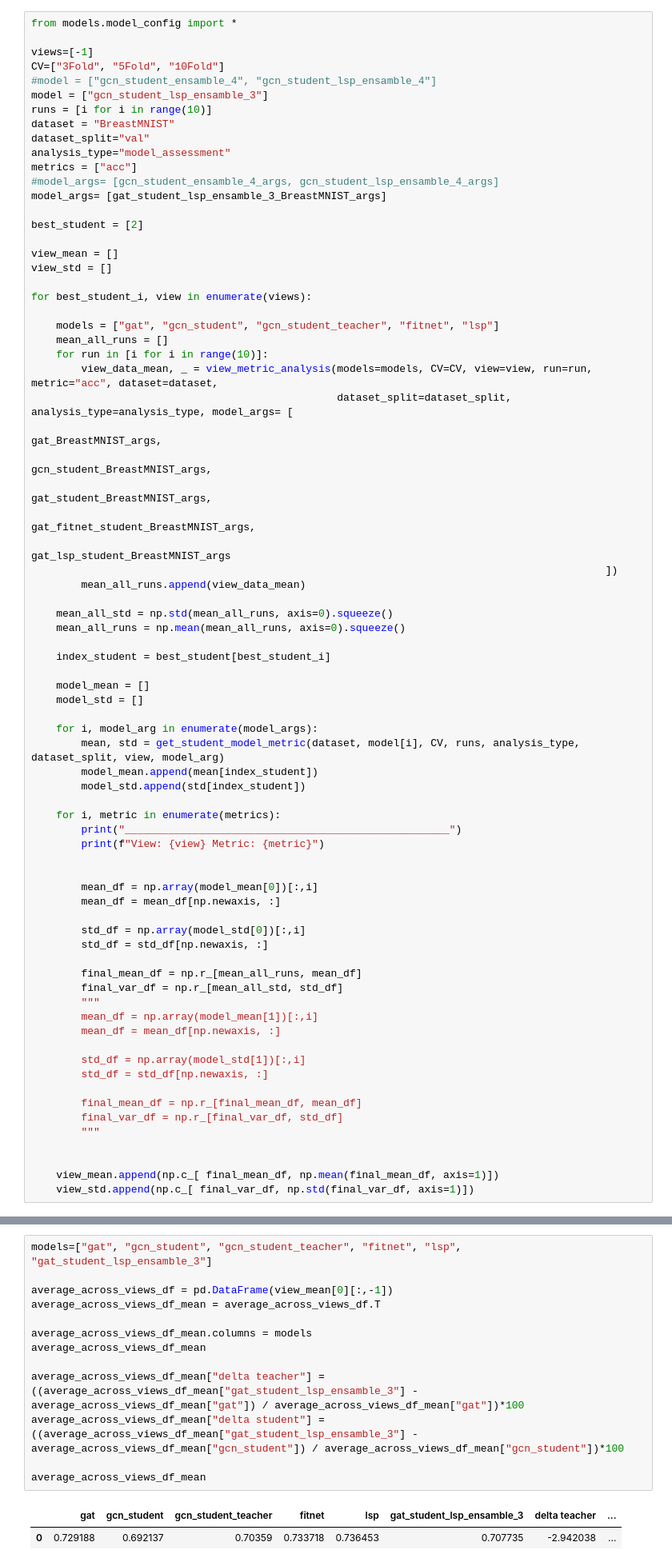
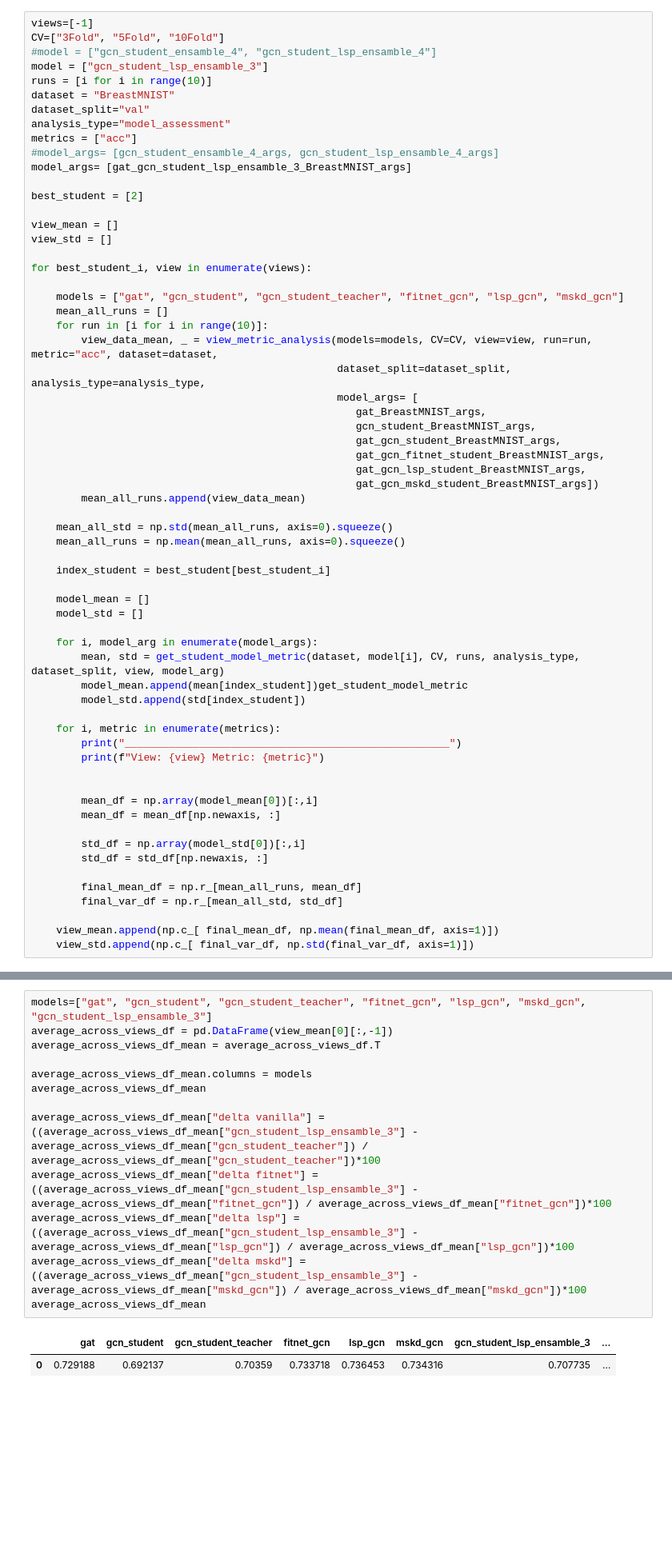
Before and after one commit to LorenzoStigliano/thesis-imperial, a Jupyter notebook: src/notebooks/study_MedMNIST_BreastMNIST_gat_gcn.ipynb, the cells around one changed output, grey strips where cells are left out. Shown: that part at 80% size. Saved outputs shown, nothing was run; the diff lists cells and outputs as text; blank space fills up the shorter version.

Commit message:
new ananlysis for GAT and GCN on all datasets

```diff
--- a/src/notebooks/study_MedMNIST_BreastMNIST_gat_gcn.ipynb
+++ b/src/notebooks/study_MedMNIST_BreastMNIST_gat_gcn.ipynb
@@ -154,6 +435,4 @@ reproducibility_frame
 # %%
-from models.model_config import *
-
 views=[-1]
 CV=["3Fold", "5Fold", "10Fold"]
 #model = ["gcn_student_ensamble_4", "gcn_student_lsp_ensamble_4"]
@@ -164,7 +443,7 @@ dataset_split="val"
 analysis_type="model_assessment"
 metrics = ["acc"]
 #model_args= [gcn_student_ensamble_4_args, gcn_student_lsp_ensamble_4_args]
-model_args= [gat_student_lsp_ensamble_3_BreastMNIST_args]
+model_args= [gat_gcn_student_lsp_ensamble_3_BreastMNIST_args]
 
 best_student = [2]
 
@@ -173,17 +452,18 @@ view_std = []
 
 for best_student_i, view in enumerate(views):
 
-    models = ["gat", "gcn_student", "gcn_student_teacher", "fitnet", "lsp"]
+    models = ["gat", "gcn_student", "gcn_student_teacher", "fitnet_gcn", "lsp_gcn", "mskd_gcn"]
     mean_all_runs = []
     for run in [i for i in range(10)]:
         view_data_mean, _ = view_metric_analysis(models=models, CV=CV, view=view, run=run, metric="acc", dataset=dataset,
-                                                 dataset_split=dataset_split, analysis_type=analysis_type, model_args= [
-                                                                                            gat_BreastMNIST_args,
-                                                                                            gcn_student_BreastMNIST_args,
-                                                                                            gat_student_BreastMNIST_args,
-                                                                                            gat_fitnet_student_BreastMNIST_args,
-                                                                                            gat_lsp_student_BreastMNIST_args
-                                                                                            ])
+                                                 dataset_split=dataset_split, analysis_type=analysis_type,
+                                                 model_args= [
+                                                    gat_BreastMNIST_args,
+                                                    gcn_student_BreastMNIST_args,
+                                                    gat_gcn_student_BreastMNIST_args,
+                                                    gat_gcn_fitnet_student_BreastMNIST_args,
+                                                    gat_gcn_lsp_student_BreastMNIST_args,
+                                                    gat_gcn_mskd_student_BreastMNIST_args])
         mean_all_runs.append(view_data_mean)
 
     mean_all_std = np.std(mean_all_runs, axis=0).squeeze()
@@ -196,7 +476,7 @@ for best_student_i, view in enumerate(views):
 
     for i, model_arg in enumerate(model_args):
         mean, std = get_student_model_metric(dataset, model[i], CV, runs, analysis_type, dataset_split, view, model_arg)
-        model_mean.append(mean[index_student])
+        model_mean.append(mean[index_student])get_student_model_metric
         model_std.append(std[index_student])
 
     for i, metric in enumerate(metrics):
@@ -212,17 +492,6 @@ for best_student_i, view in enumerate(views):
 
         final_mean_df = np.r_[mean_all_runs, mean_df]
         final_var_df = np.r_[mean_all_std, std_df]
-        """
-        mean_df = np.array(model_mean[1])[:,i]
-        mean_df = mean_df[np.newaxis, :]
-
-        std_df = np.array(model_std[1])[:,i]
-        std_df = std_df[np.newaxis, :]
-
-        final_mean_df = np.r_[final_mean_df, mean_df]
-        final_var_df = np.r_[final_var_df, std_df]
-        """
-
 
     view_mean.append(np.c_[ final_mean_df, np.mean(final_mean_df, axis=1)])
     view_std.append(np.c_[ final_var_df, np.std(final_var_df, axis=1)])
@@ -230,18 +499,18 @@ for best_student_i, view in enumerate(views):
 ____________________________________________________
 View: -1 Metric: acc
 # %%
-models=["gat", "gcn_student", "gcn_student_teacher", "fitnet", "lsp", "gat_student_lsp_ensamble_3"]
-
+models=["gat", "gcn_student", "gcn_student_teacher", "fitnet_gcn", "lsp_gcn", "mskd_gcn", "gcn_student_lsp_ensamble_3"]
 average_across_views_df = pd.DataFrame(view_mean[0][:,-1])
 average_across_views_df_mean = average_across_views_df.T
 
 average_across_views_df_mean.columns = models
 average_across_views_df_mean
 
-average_across_views_df_mean["delta teacher"] = ((average_across_views_df_mean["gat_student_lsp_ensamble_3"] - average_across_views_df_mean["gat"]) / average_across_views_df_mean["gat"])*100
-average_across_views_df_mean["delta student"] = ((average_across_views_df_mean["gat_student_lsp_ensamble_3"] - average_across_views_df_mean["gcn_student"]) / average_across_views_df_mean["gcn_student"])*100
-
+average_across_views_df_mean["delta vanilla"] = ((average_across_views_df_mean["gcn_student_lsp_ensamble_3"] - average_across_views_df_mean["gcn_student_teacher"]) / average_across_views_df_mean["gcn_student_teacher"])*100
+average_across_views_df_mean["delta fitnet"] = ((average_across_views_df_mean["gcn_student_lsp_ensamble_3"] - average_across_views_df_mean["fitnet_gcn"]) / average_across_views_df_mean["fitnet_gcn"])*100
+average_across_views_df_mean["delta lsp"] = ((average_across_views_df_mean["gcn_student_lsp_ensamble_3"] - average_across_views_df_mean["lsp_gcn"]) / average_across_views_df_mean["lsp_gcn"])*100
+average_across_views_df_mean["delta mskd"] = ((average_across_views_df_mean["gcn_student_lsp_ensamble_3"] - average_across_views_df_mean["mskd_gcn"]) / average_across_views_df_mean["mskd_gcn"])*100
 average_across_views_df_mean
 # %% [output]
-|  | gat | gcn_student | gcn_student_teacher | fitnet | lsp | gat_student_lsp_ensamble_3 | delta teacher | ... |
-| 0 | 0.729188 | 0.692137 | 0.70359 | 0.733718 | 0.736453 | 0.707735 | -2.942038 | ... |
+|  | gat | gcn_student | gcn_student_teacher | fitnet_gcn | lsp_gcn | mskd_gcn | gcn_student_lsp_ensamble_3 | ... |
+| 0 | 0.729188 | 0.692137 | 0.70359 | 0.733718 | 0.736453 | 0.734316 | 0.707735 | ... |
```
Also changed, not shown: parts of 14 cells of this notebook, 5 other files.
